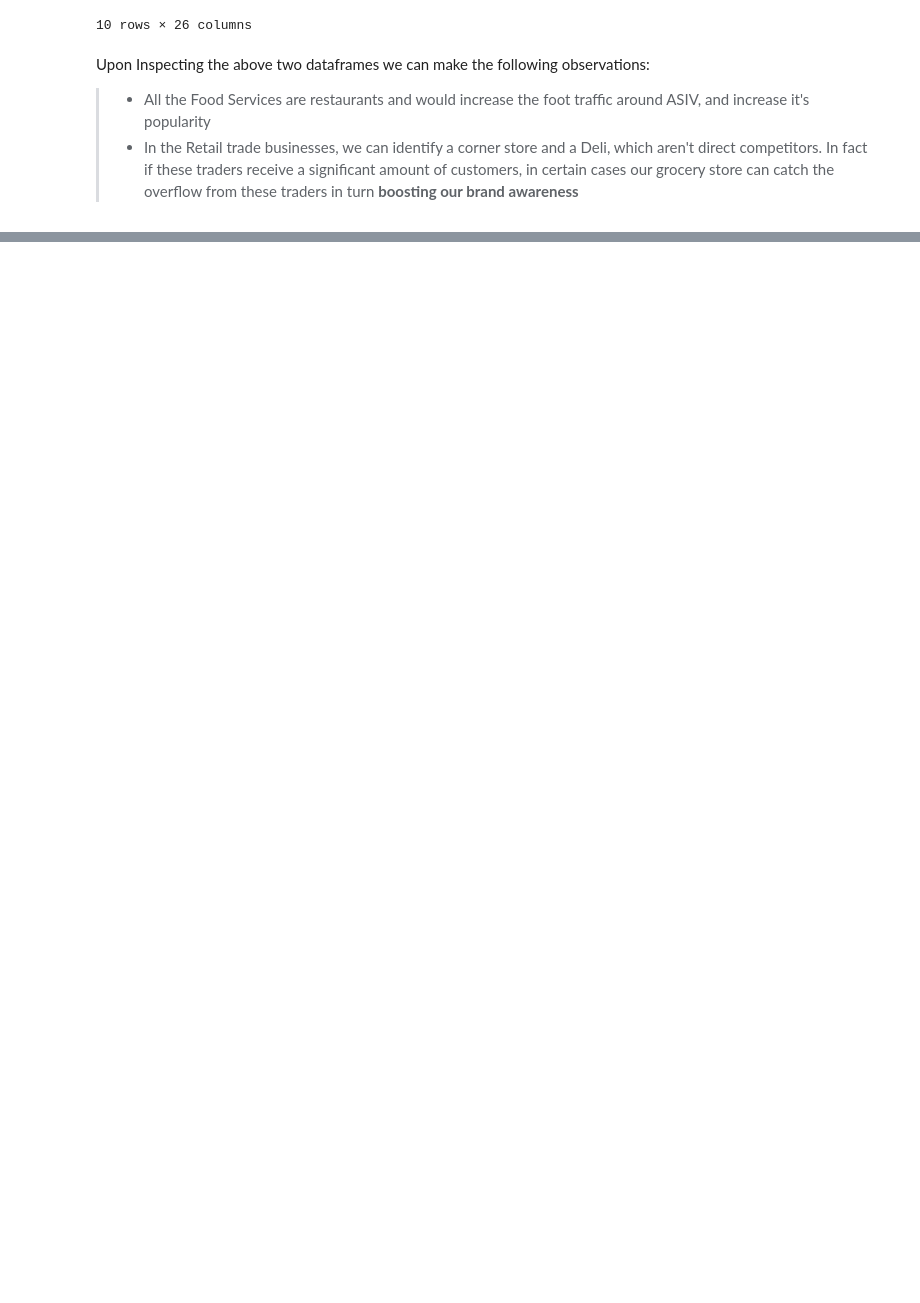
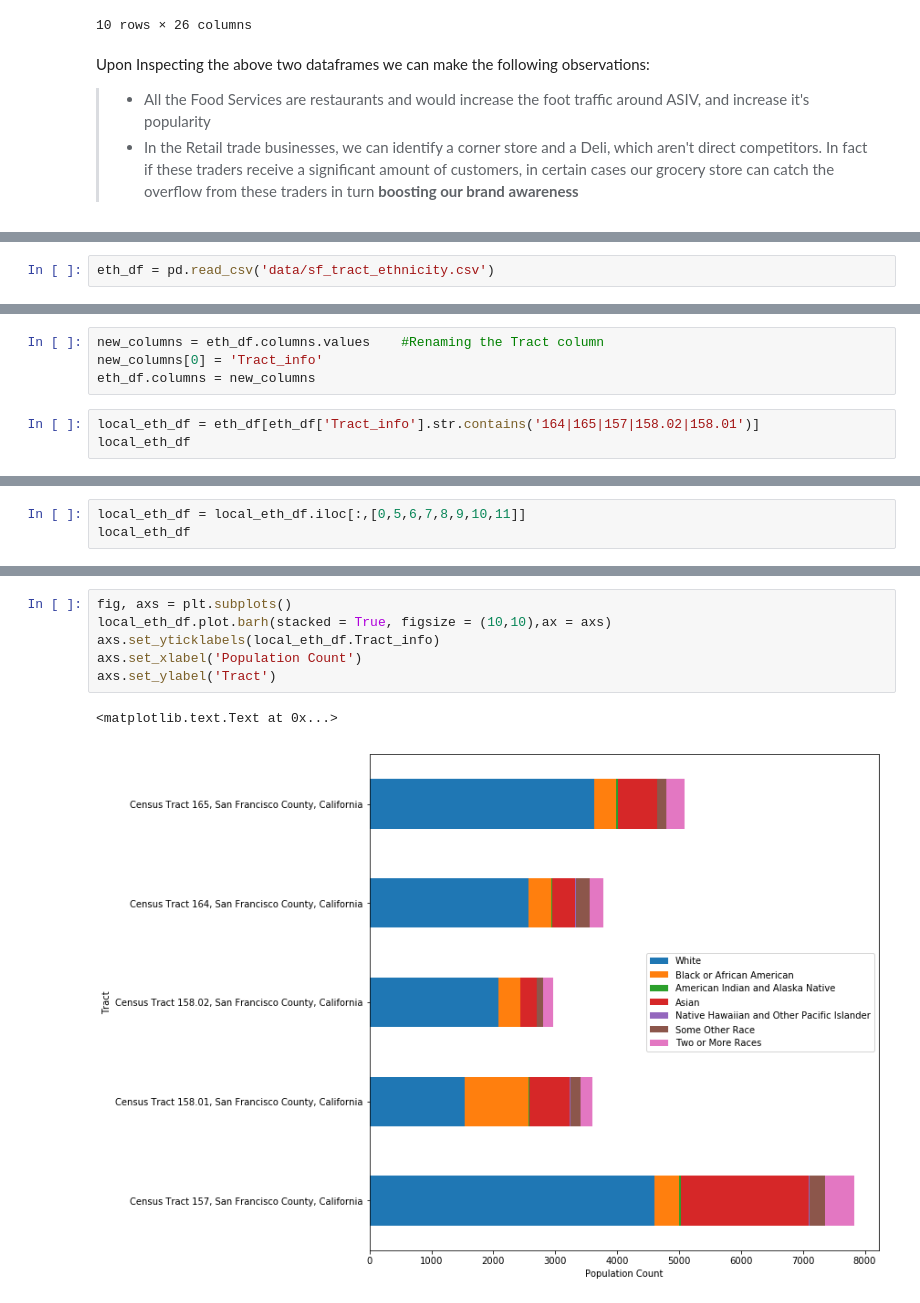
Before and after one commit to cmattey/VisaCaseStudy, a Jupyter notebook: VisaCaseStudy1.ipynb, the cells around one changed output, grey strips where cells are left out. Cells and saved outputs as stored; diff of their text form; blank space fills up the shorter version.

```diff
--- a/VisaCaseStudy1.ipynb
+++ b/VisaCaseStudy1.ipynb
@@ -557,0 +560,2 @@ Upon Inspecting the above two dataframes we can make the following observations:
+# %%
+eth_df = pd.read_csv('data/sf_tract_ethnicity.csv')
@@ -557,0 +578,7 @@ Upon Inspecting the above two dataframes we can make the following observations:
+# %%
+new_columns = eth_df.columns.values    #Renaming the Tract column
+new_columns[0] = 'Tract_info'
+eth_df.columns = new_columns
+# %%
+local_eth_df = eth_df[eth_df['Tract_info'].str.contains('164|165|157|158.02|158.01')]
+local_eth_df
@@ -557,0 +592,3 @@ Upon Inspecting the above two dataframes we can make the following observations:
+# %%
+local_eth_df = local_eth_df.iloc[:,[0,5,6,7,8,9,10,11]]
+local_eth_df
@@ -557,0 +602,9 @@ Upon Inspecting the above two dataframes we can make the following observations:
+# %%
+fig, axs = plt.subplots()
+local_eth_df.plot.barh(stacked = True, figsize = (10,10),ax = axs)
+axs.set_yticklabels(local_eth_df.Tract_info)
+axs.set_xlabel('Population Count')
+axs.set_ylabel('Tract')
+# %% [output]
+<matplotlib.text.Text at 0x...>
+[figure, added]
```
Also changed, not shown: parts of 31 cells of this notebook.
